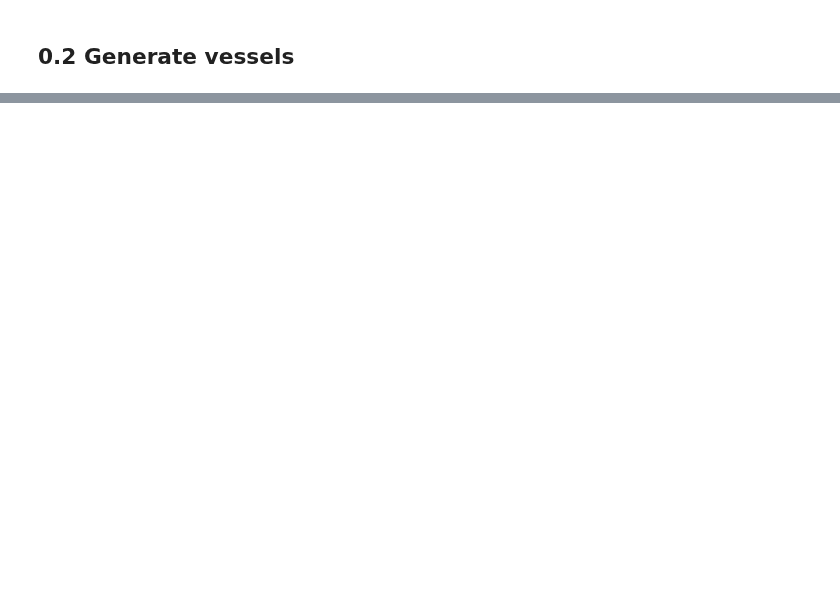
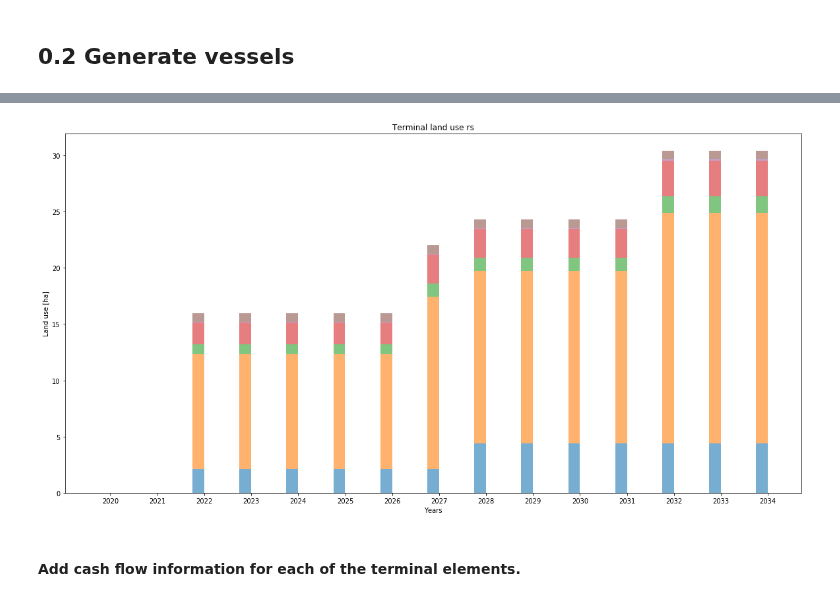
Before and after one commit to TUDelft-CITG/OpenTISim, a Jupyter notebook: notebooks/hugostam_container_terminal.ipynb, the cells around one changed output, grey strips where cells are left out. Saved outputs shown, nothing was run; the diff lists cells and outputs as text; code cells hidden in the pictures; blank space fills up the shorter version.

```diff
--- a/notebooks/hugostam_container_terminal.ipynb
+++ b/notebooks/hugostam_container_terminal.ipynb
@@ -55,0 +154,4 @@ vessels = [handysize, handymax, panamax]
+# %%
+Terminal.land_use_plot()
+# %% [output]
+[figure, added]
@@ -55,0 +160,2 @@ vessels = [handysize, handymax, panamax]
+# %% [markdown]
+#### Add cash flow information for each of the terminal elements.
```
Also changed, not shown: parts of 22 cells of this notebook, 4 other files.
